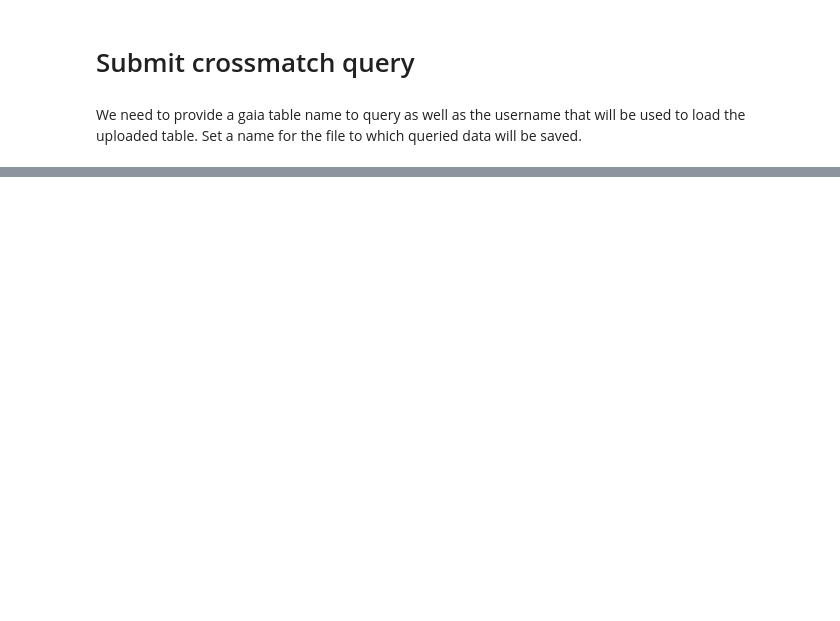
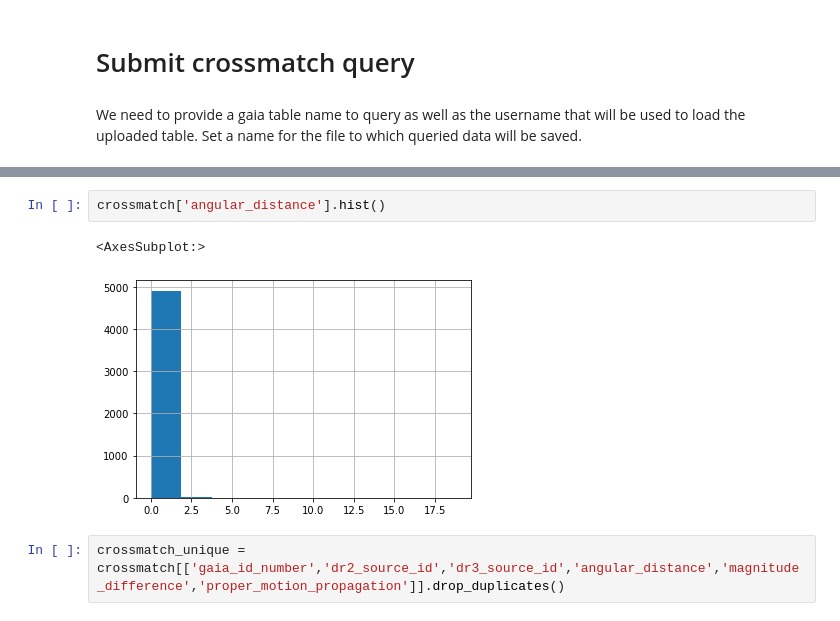
Before and after one commit to snlongmore/SEPHI-MM, a Jupyter notebook: dr2_dr3_match/gaia_dr2_dr3_crossmatch_snl.ipynb, the cells around one changed output, grey strips where cells are left out. Drawn from its saved outputs; the diff is of its cells as text; blank space fills up the shorter version.

```diff
--- a/dr2_dr3_match/gaia_dr2_dr3_crossmatch_snl.ipynb
+++ b/dr2_dr3_match/gaia_dr2_dr3_crossmatch_snl.ipynb
@@ -109,0 +153,7 @@ null
+# %%
+crossmatch['angular_distance'].hist()
+# %% [output]
+<AxesSubplot:>
+[figure, added]
+# %%
+crossmatch_unique = crossmatch[['gaia_id_number','dr2_source_id','dr3_source_id','angular_distance','magnitude_difference','proper_motion_propagation']].drop_duplicates()
```
Also changed, not shown: parts of 13 cells of this notebook.
